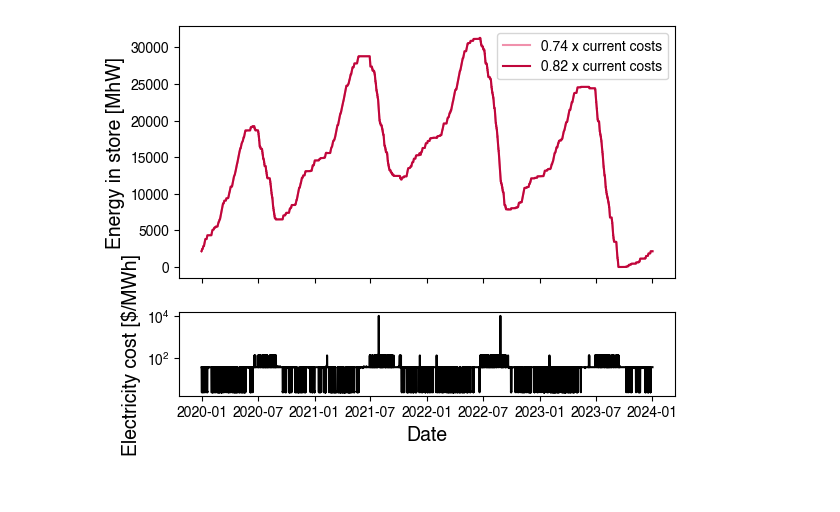
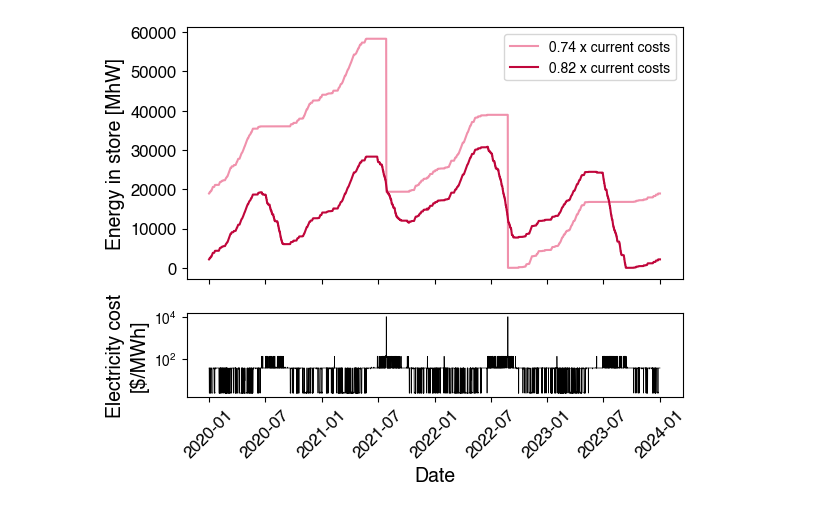
Before and after one commit to carnegie/clab_underground_th_storage, a Jupyter notebook: plot_price_taker.ipynb, the cells around one changed output. Saved outputs shown, nothing was run; the diff lists cells and outputs as text; code cells hidden in the pictures.

Commit message:
Small tweaks to figures

```diff
--- a/plot_price_taker.ipynb
+++ b/plot_price_taker.ipynb
@@ -7,7 +7,7 @@ import matplotlib.font_manager as fm
 import matplotlib.ticker as ticker
 # %%
 # cases: BTES, fossil, renewable
-case = 'fossil'
+case = 'BTES'
 # Data paths
 data_path_taker = f'output_data/btes_base_case_orca_price_taker/btes_output_price_taker_base_{case}_costsx#COST.pickle'
 data_path_maker = f'output_data/btes_base_case_orca/btes_output_{case}_costsx#COST.pickle'
@@ -103,13 +103,15 @@ def plot_curve_maker_taker(var, var2, xlabel, ylabel, ylabel2, color, label, fig
         ax[0].set_ylabel(ylabel, fontsize=14)
         ax[1].set_xlabel(xlabel, fontsize=14)
         ax[1].set_ylabel(ylabel2, fontsize=14)
-
+        ax[0].tick_params(axis='x', labelsize=12)
+        ax[0].tick_params(axis='y', labelsize=12)
+        ax[1].tick_params(axis='x', labelsize=12, rotation=45)
     # Plot data
     ax[0].plot(var, label=label, color=color)
 
     # Add label to var2 if it exists
     if var2 is not None:
-        ax[1].plot(var2, label=label, color='black')
+        ax[1].plot(var2, label=label, color='black', linewidth=0.5)
         # ax[1] in log scale
         ax[1].set_yscale('log')
 
@@ -220,36 +220,36 @@ for price in prices:
         # Calculate mean "discharge time" as mean energy in store divided by mean discharge rate
         mean_discharge_time['price_maker' if run == 'maker' else 'price_taker'].append(time_res['granite e'].mean() / time_res['BTES_discharger dispatch'].mean())
 
         # Get investment
         inv['price_maker' if run == 'maker' else 'price_taker'].append([discharger['Capital Expenditure [$]'].values[0], charger['Capital Expenditure [$]'].values[0], granite['Capital Expenditure [$]'].values[0]])
 
         # Get energy in store
-        # Only plot for price taker for 0.75 and 0.77
+        # Only plot for price taker for values left and right of jump in dispatch time
         plot_factors = ['0p74','0p82']
         if run == 'taker' and price in plot_factors:
             if price == plot_factors[0]:
                 col = color_shades['price_taker'][0]
             elif price == plot_factors[1]:
                 col = color_shades['price_taker'][2]
             else:
                 col = color_shades['price_taker'][1]
             figure, axis = plot_curve_maker_taker(time_res['granite e'], time_input['const_generator marginal cost'] if price == plot_factors[0] else None,
-                                   xlabel='Date', ylabel='Energy in store [MhW]', ylabel2='Electricity cost [$/MWh]',
+                                   xlabel='Date', ylabel='Energy in store [MhW]', ylabel2='Electricity cost\n[$/MWh]',
                                    color=col, label=price.replace('p','.')+' x current costs',
                                     fig=figure, ax=axis)
 
         # Add optimal capacity for all components
 
         capacity['price_maker' if run == 'maker' else 'price_taker'].append(discharger_opt_cap)
 
         capacity_store['price_maker' if run == 'maker' else 'price_taker'].append(granite_opt_cap)
 
         capacities = comp_res[~comp_res.index.get_level_values(0).isin(['Load', 'Store'])]['Optimal Capacity [MW]']
         # Drop level 0 of index
         capacities.index = capacities.index.droplevel(0)
         gen_capacity['price_maker' if run == 'maker' else 'price_taker'].append(capacities)
 # %% [output]
-[figure, old version]
+[figure, new version]
 # %%
 # Replace p with . in prices
 prices_float = sorted([float(price.replace('p', '.')) for price in prices])
```
Also changed, not shown: parts of 4 cells of this notebook, 1 other file.
